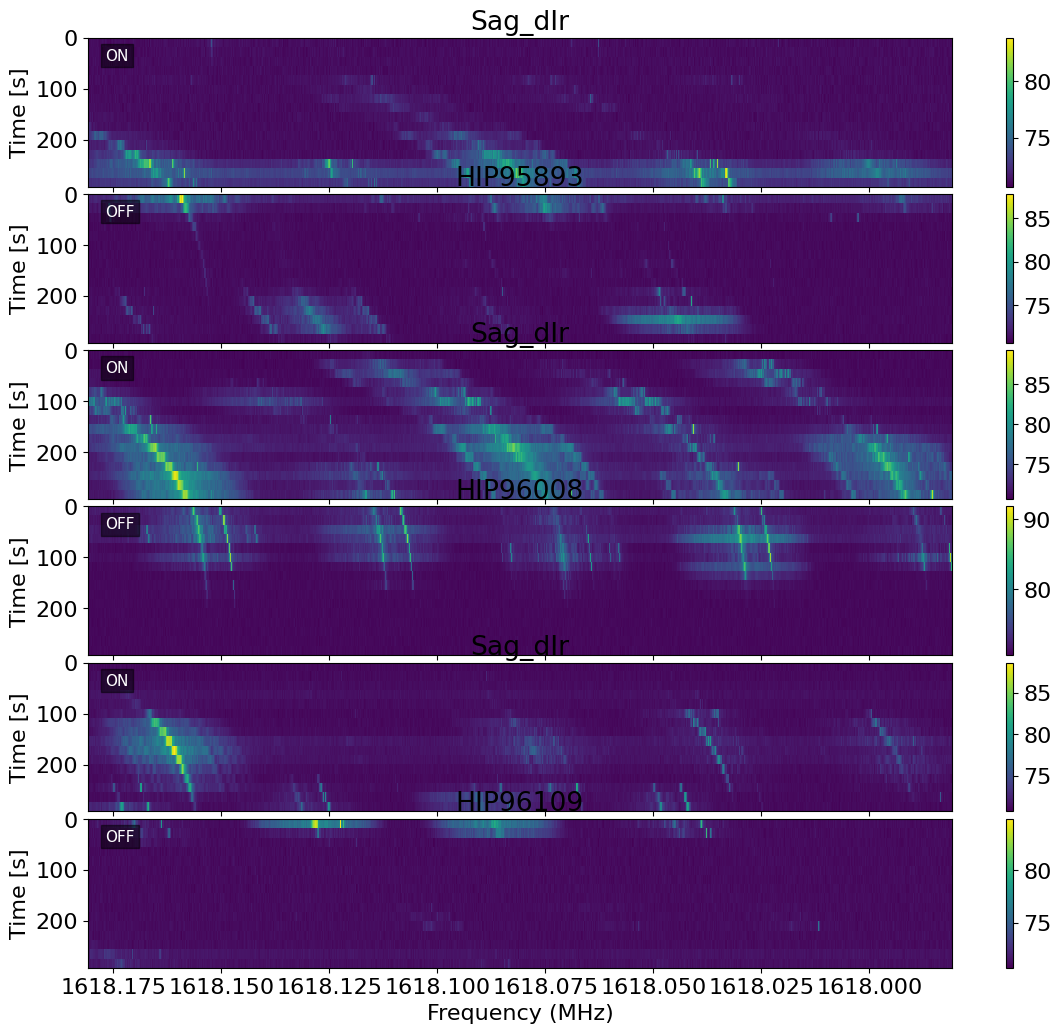
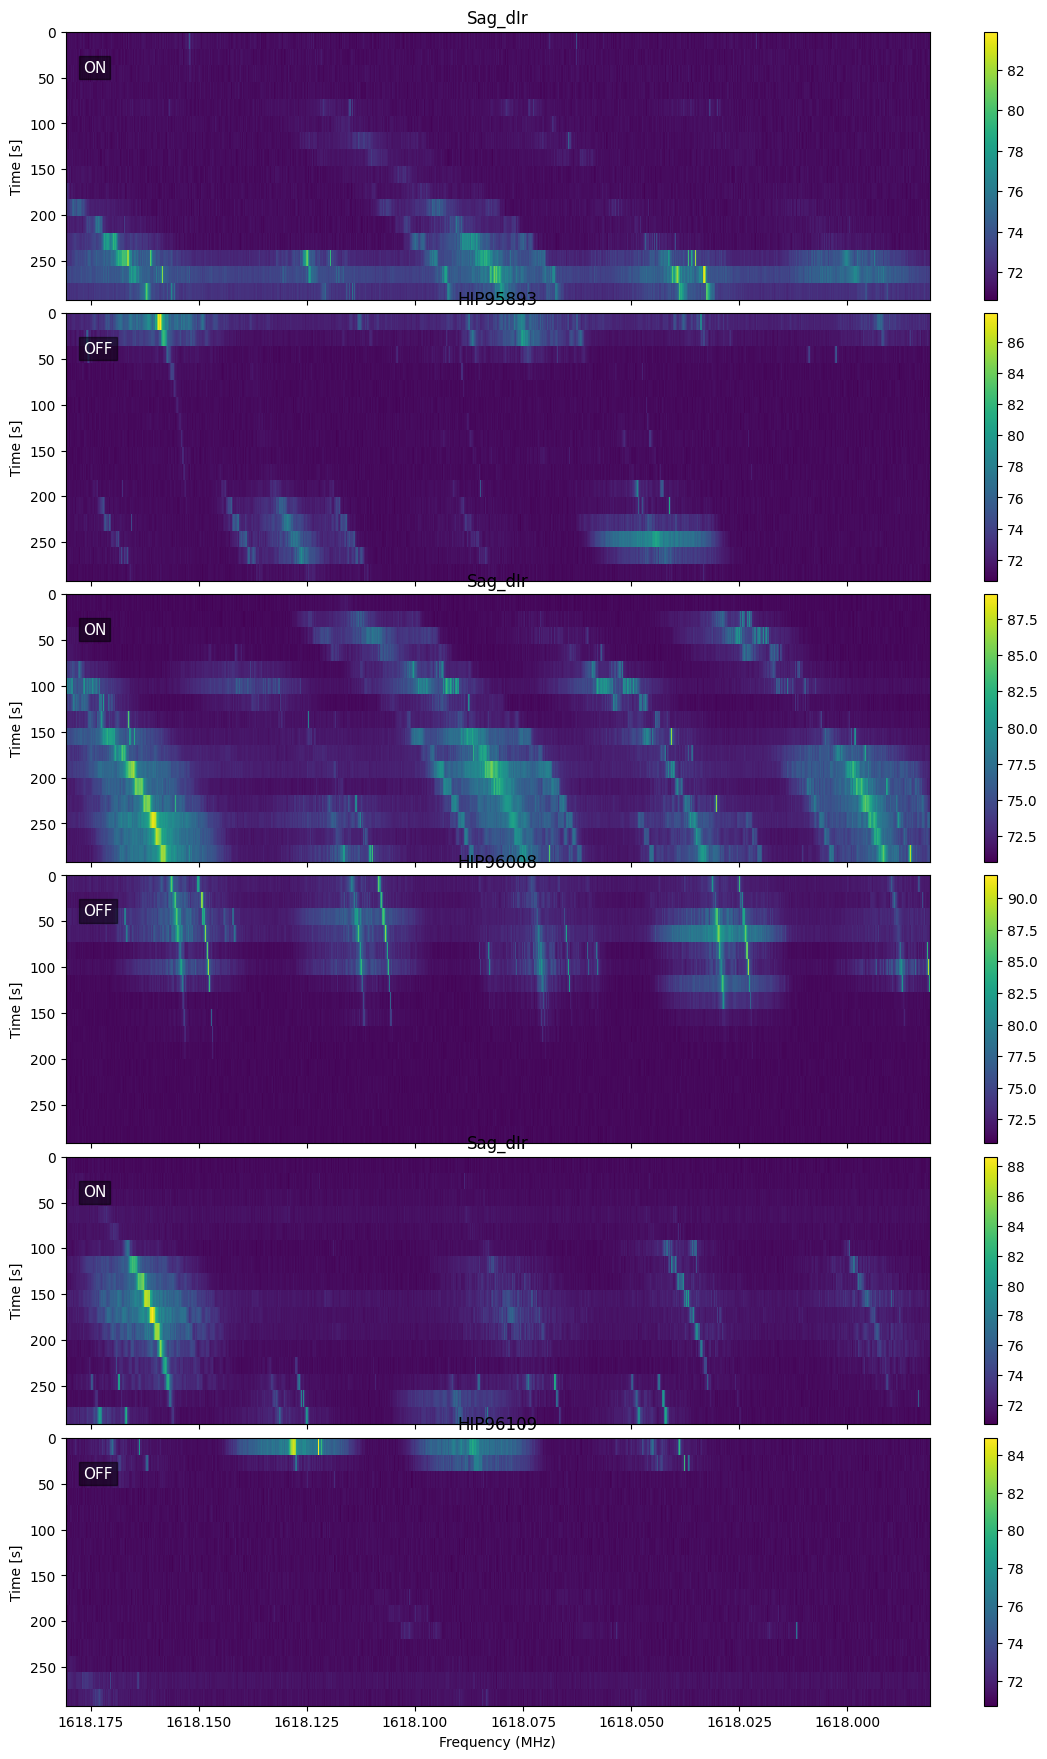
Code edit (unified diff) that turned the first committed figure into the second:
--- before
+++ after
@@ -4,5 +4,4 @@
 import matplotlib.pyplot as plt
 from pathlib import Path
-
 
 files = [
@@ -15,20 +14,17 @@
 ]
 
-
 center = 1618.080878
-span = 0.1   # MHz on each side
-
+span = 0.1
 
 fig, axes = plt.subplots(
     len(files),
     1,
-    figsize=(12, 10),
+    figsize=(14, 18),
     sharex=True,
-    gridspec_kw={"hspace": 0.05}
+    gridspec_kw={"hspace": 0.05},
 )
 
 if len(files) == 1:
     axes = [axes]
-
 
 for ax, filename in zip(axes, files):
@@ -38,48 +34,63 @@
     wf = Waterfall(
         filename,
-        f_start=center-span,
-        f_stop=center+span,
+        f_start=center - span,
+        f_stop=center + span,
     )
 
-    # plot into current axis
     plt.sca(ax)
     wf.plot_waterfall()
 
-    # Steve convention:
-    # time increases downward
-    # frequency increases toward left
+    # Remove BLIMPY's automatic title
+    ax.set_title("")
+
+    # Steve convention
     ax.invert_yaxis()
     ax.invert_xaxis()
 
+    source = wf.header["source_name"]
 
-    # Label ON/OFF
-    if "Sag" in filename:
-        label = "ON"
-    else:
-        label = "OFF"
+    # Source name (upper right)
+    ax.text(
+        0.98,
+        0.92,
+        source,
+        transform=ax.transAxes,
+        ha="right",
+        va="top",
+        fontsize=15,
+        fontweight="bold",
+        color="white",
+        bbox=dict(
+            facecolor="black",
+            alpha=0.7,
+            boxstyle="round,pad=0.3"
+        )
+    )
 
+    # ON / OFF label
+    label = "ON" if "Sag" in filename else "OFF"
+    label_color = "lime" if label == "ON" else "orange"
 
     ax.text(
         0.02,
-        0.85,
+        0.92,
         label,
         transform=ax.transAxes,
-        fontsize=11,
-        color="white",
+        ha="left",
+        va="top",
+        fontsize=16,
+        fontweight="bold",
+        color=label_color,
         bbox=dict(
             facecolor="black",
-            alpha=0.5,
-            pad=3
+            alpha=0.7,
+            boxstyle="round,pad=0.3"
         )
     )
 
-
-    # remove redundant tick labels
     if ax != axes[-1]:
         ax.set_xlabel("")
 
-
-axes[-1].set_xlabel("Frequency (MHz)")
-
+axes[-1].set_xlabel("Frequency (MHz)", fontsize=14)
 
 plt.subplots_adjust(
@@ -88,14 +99,12 @@
     right=0.98,
     top=0.98,
-    bottom=0.05
+    bottom=0.05,
 )
-
 
 plt.savefig(
     "cadence_waterfall_1618MHz_ON_OFF.png",
     dpi=300,
-    bbox_inches="tight"
+    bbox_inches="tight",
 )
 
-
 plt.show()

Commit: changed repo name and working on A_Sign_In_Space